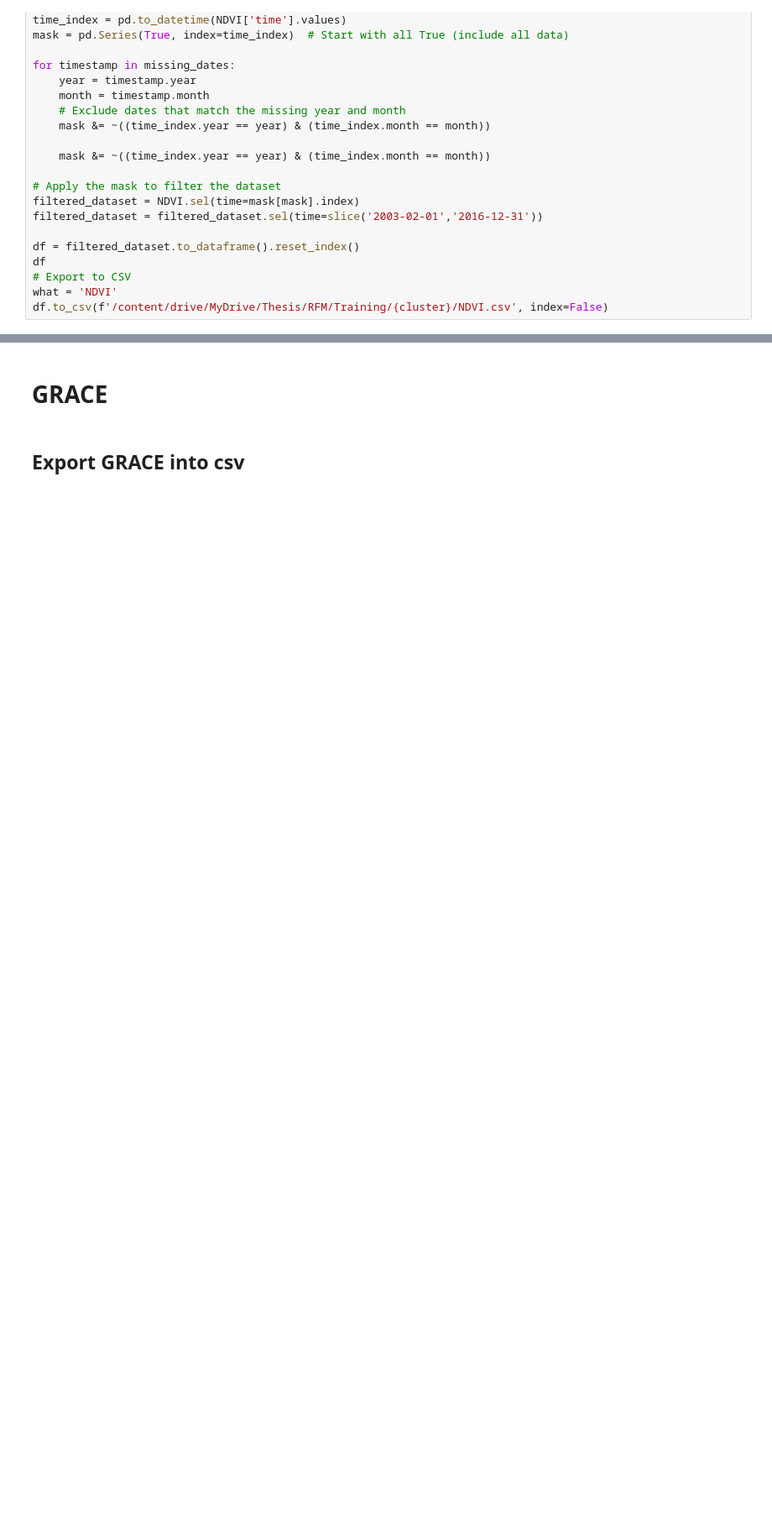
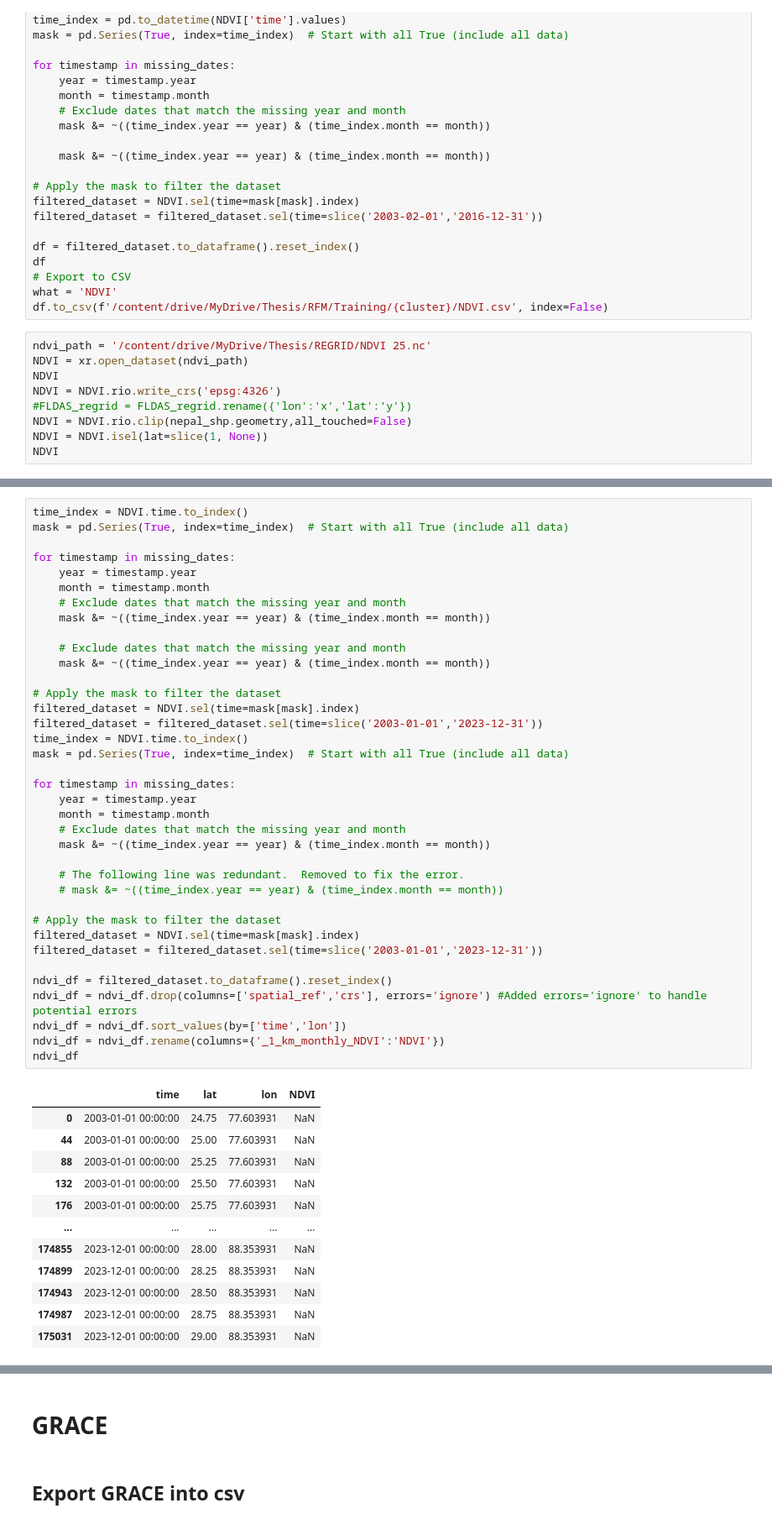
Before and after one commit to AshHydroCoder/GRACE-Downscaler, a Jupyter notebook: Making_raw_files_for_RFM.ipynb, the cells around one changed output, grey strips where cells are left out. Shown at 84% size. Cells and saved outputs as stored; diff of their text form; blank space fills up the shorter version.

Commit message:
added code for NDVI

```diff
--- a/Making_raw_files_for_RFM.ipynb
+++ b/Making_raw_files_for_RFM.ipynb
@@ -711,3 +711,12 @@ df
 # Export to CSV
 what = 'NDVI'
 df.to_csv(f'/content/drive/MyDrive/Thesis/RFM/Training/{cluster}/NDVI.csv', index=False)
+# %%
+ndvi_path = '/content/drive/MyDrive/Thesis/REGRID/NDVI 25.nc'
+NDVI = xr.open_dataset(ndvi_path)
+NDVI
+NDVI = NDVI.rio.write_crs('epsg:4326')
+#FLDAS_regrid = FLDAS_regrid.rename({'lon':'x','lat':'y'})
+NDVI = NDVI.rio.clip(nepal_shp.geometry,all_touched=False)
+NDVI = NDVI.isel(lat=slice(1, None))
+NDVI
@@ -713,0 +743,50 @@ df.to_csv(f'/content/drive/MyDrive/Thesis/RFM/Training/{cluster}/NDVI.csv', inde
+# %%
+time_index = NDVI.time.to_index()
+mask = pd.Series(True, index=time_index)  # Start with all True (include all data)
+
+for timestamp in missing_dates:
+    year = timestamp.year
+    month = timestamp.month
+    # Exclude dates that match the missing year and month
+    mask &= ~((time_index.year == year) & (time_index.month == month))
+
+    # Exclude dates that match the missing year and month
+    mask &= ~((time_index.year == year) & (time_index.month == month))
+
+# Apply the mask to filter the dataset
+filtered_dataset = NDVI.sel(time=mask[mask].index)
+filtered_dataset = filtered_dataset.sel(time=slice('2003-01-01','2023-12-31'))
+time_index = NDVI.time.to_index()
+mask = pd.Series(True, index=time_index)  # Start with all True (include all data)
+
+for timestamp in missing_dates:
+    year = timestamp.year
+    month = timestamp.month
+    # Exclude dates that match the missing year and month
+    mask &= ~((time_index.year == year) & (time_index.month == month))
+
+    # The following line was redundant.  Removed to fix the error.
+    # mask &= ~((time_index.year == year) & (time_index.month == month))
+
+# Apply the mask to filter the dataset
+filtered_dataset = NDVI.sel(time=mask[mask].index)
+filtered_dataset = filtered_dataset.sel(time=slice('2003-01-01','2023-12-31'))
+
+ndvi_df = filtered_dataset.to_dataframe().reset_index()
+ndvi_df = ndvi_df.drop(columns=['spatial_ref','crs'], errors='ignore') #Added errors='ignore' to handle potential errors
+ndvi_df = ndvi_df.sort_values(by=['time','lon'])
+ndvi_df = ndvi_df.rename(columns={'_1_km_monthly_NDVI':'NDVI'})
+ndvi_df
+# %% [output]
+|  | time | lat | lon | NDVI |
+| 0 | 2003-01-01 00:00:00 | 24.75 | 77.603931 | NaN |
+| 44 | 2003-01-01 00:00:00 | 25.00 | 77.603931 | NaN |
+| 88 | 2003-01-01 00:00:00 | 25.25 | 77.603931 | NaN |
+| 132 | 2003-01-01 00:00:00 | 25.50 | 77.603931 | NaN |
+| 176 | 2003-01-01 00:00:00 | 25.75 | 77.603931 | NaN |
+| ... | ... | ... | ... | ... |
+| 174855 | 2023-12-01 00:00:00 | 28.00 | 88.353931 | NaN |
+| 174899 | 2023-12-01 00:00:00 | 28.25 | 88.353931 | NaN |
+| 174943 | 2023-12-01 00:00:00 | 28.50 | 88.353931 | NaN |
+| 174987 | 2023-12-01 00:00:00 | 28.75 | 88.353931 | NaN |
+| 175031 | 2023-12-01 00:00:00 | 29.00 | 88.353931 | NaN |
```
Also changed, not shown: parts of 6 cells of this notebook.
